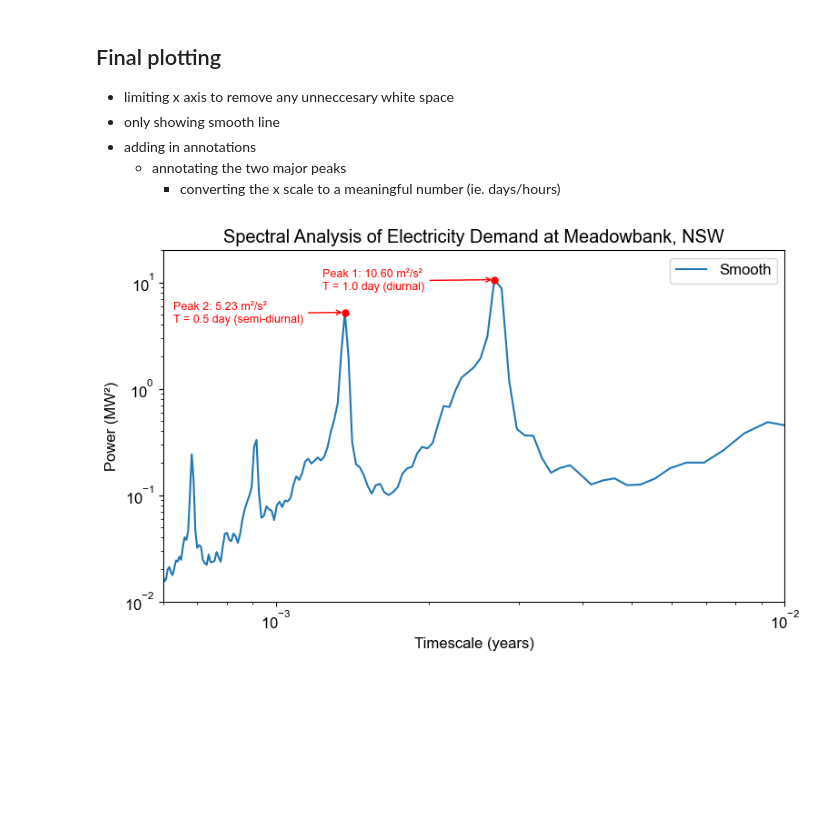
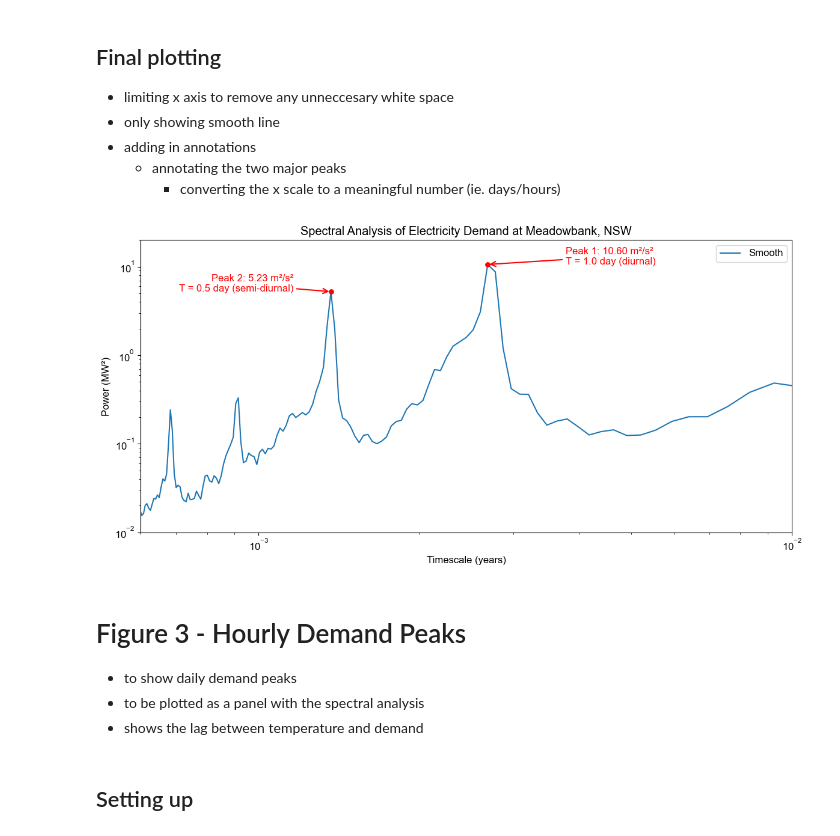
Before and after one commit to pia-vass/vassallo_pia_abstract_repo, a Jupyter notebook: extended_abstract.ipynb, the cells around one changed output. Saved outputs shown, nothing was run; the diff lists cells and outputs as text; code cells hidden in the pictures; blank space fills up the shorter version.

Commit message:
Made changes to final plots to be in line with presentation style

```diff
--- a/extended_abstract.ipynb
+++ b/extended_abstract.ipynb
@@ -343,43 +365,57 @@ Text(0.5, 1.0, 'Power Spectra with a frequency in seconds for Meadowbank')
     - annotating the two major peaks
       - converting the x scale to a meaningful number (ie. days/hours)
 # %%
-fig, ax = plt.subplots(figsize=(8, 5)) #
+fig, ax = plt.subplots(figsize=(12, 6)) # made the plotting space bigger to fit the annotations better without cluttering
 ax.plot(s_to_yrs/freq_smooth, psd_smooth, label="Smooth") # plotting just the smooth spectral analysis
 
-# Find the values of the peaks and add annotations
+# find the values of the peaks and add annotations
 peaks, _ = find_peaks(psd_smooth, prominence=0.01) # finding the peaks
 top2_idx = peaks[np.argsort(psd_smooth[peaks])[-2:]][::-1]  # sorts largest first
 labels = ['diurnal', 'semi-diurnal'] # creating labels
 
 for i, idx in enumerate(top2_idx): # looping through the two peak values
     peak_x_years = s_to_yrs / freq_smooth[idx] # converts frequency at the timescale into years
     peak_x_days = peak_x_years * 365 # converting into days
     peak_y = psd_smooth[idx] # y position of the annotation at the peak power value
 
+    ax.plot(peak_x_years, peak_y, 'ro', markersize=5) # adding the annotations to the plot
+
+    # creating two annotations to manually adjust the arrows and text
+    offsets = [
+        (peak_x_years * 1.4, peak_y),    # Peak 1: annotation right side of the peak and in line with it to be easily read
+        (peak_x_years * 0.85, peak_y),  # Peak 2 : left side of the peak and in line as well
+    ]
+    ha_list = ['left', 'right']  # Peak 1 text grows right, Peak 2 text grows left
+
     ax.plot(peak_x_years, peak_y, 'ro', markersize=5) # adding the annotation to the plot
     ax.annotate(
         f'Peak {i+1}: {peak_y:.2f} m²/s²\nT = {peak_x_days:.1f} day ({labels[i]})', # label text
         xy=(peak_x_years, peak_y), # assigning x, y values
-        xytext=(peak_x_years * 0.46, peak_y * 0.8),
-        arrowprops=dict(arrowstyle='->', color='red'),
-        fontsize=9,
-        color='red'
+        xytext=offsets[i],
+        arrowprops=dict(arrowstyle='->', color='red', lw=1.5, mutation_scale=15),
+        color='red',
+        ha=ha_list[i]  # Peak 1 left-anchored, Peak 2 right-anchored
     )
-
 # setting x and y limits to show peaks in better detail
 ax.set_xlim(6e-4, 1e-2)
 ax.set_ylim(1e-2, 2e1)
 # log for x and y
 ax.set_xscale("log")
 ax.set_yscale("log")
 # labelling and titling
 ax.set_xlabel("Timescale (years)")
 ax.set_ylabel("Power (MW²)")
 ax.legend()
-ax.set_title('Spectral Analysis of Electricity Demand at Meadowbank, NSW')
+ax.set_title('Spectral Analysis of Electricity Demand at Meadowbank, NSW')  # fontsize removed — inherits from rcParams
 plt.tight_layout()
-
-# plt.savefig('spectral_analysis_meadowbank.png', dpi=400, bbox_inches='tight') saving command but commenting out
+# plt.savefig('spectral_analysis_meadowbank.png', dpi=400, bbox_inches='tight') saving command but commenting out for extended abstract
 plt.show()
 # %% [output]
-[figure, old version]
+[figure, new version]
+# %% [markdown]
+# Figure 3 - Hourly Demand Peaks
+- to show daily demand peaks
+- to be plotted as a panel with the spectral analysis
+- shows the lag between temperature and demand
+# %% [markdown]
+## Setting up
```
Also changed, not shown: parts of 20 cells of this notebook, 1 other file.
